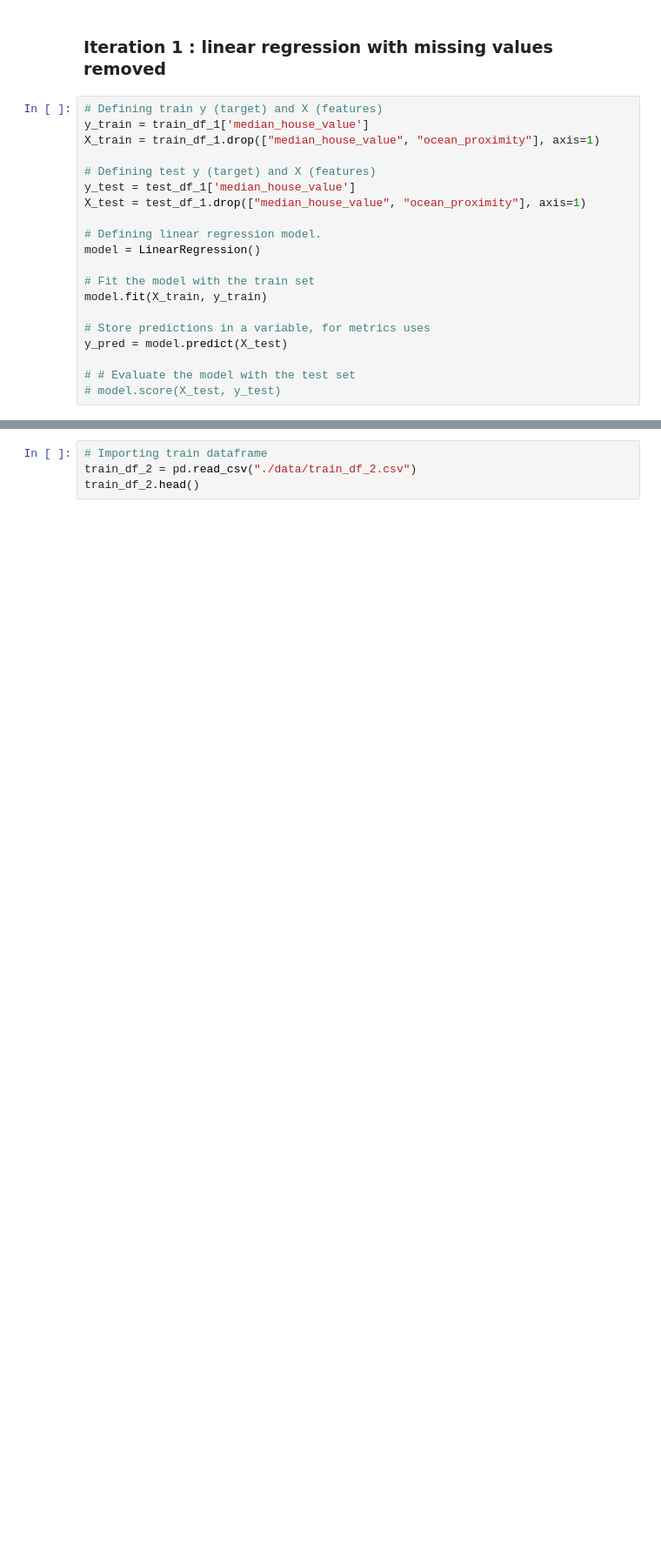
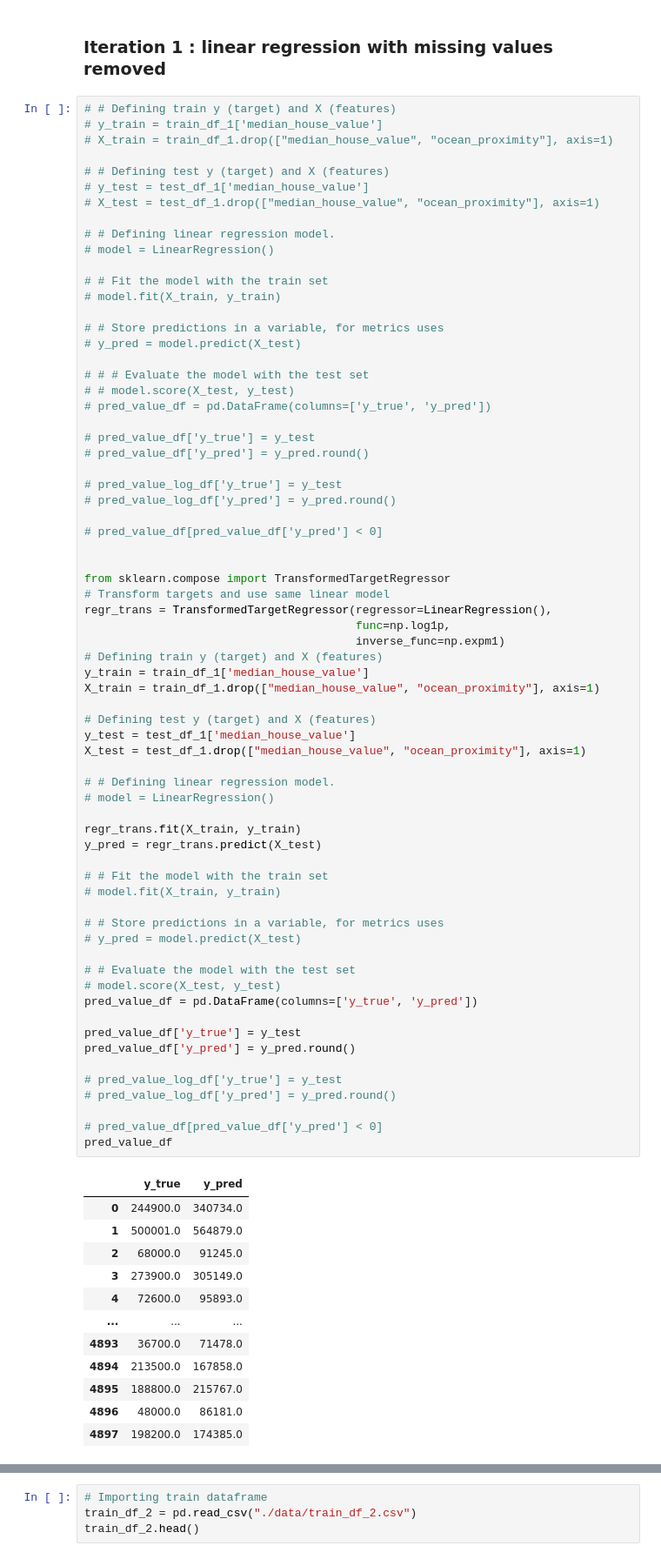
Before and after one commit to JonathanRaso/silicon_valley_immo_arturo, a Jupyter notebook: notebook_model.ipynb, the cells around one changed output, grey strips where cells are left out. Shown at 87% size. Cells and saved outputs as stored; diff of their text form; blank space fills up the shorter version.

```diff
--- a/notebook_model.ipynb
+++ b/notebook_model.ipynb
@@ -33,22 +33,83 @@ test_df_1.head()
 # %% [markdown]
 ### Iteration 1 : linear regression with missing values removed
 # %%
+# # Defining train y (target) and X (features)
+# y_train = train_df_1['median_house_value']
+# X_train = train_df_1.drop(["median_house_value", "ocean_proximity"], axis=1)
+
+# # Defining test y (target) and X (features)
+# y_test = test_df_1['median_house_value']
+# X_test = test_df_1.drop(["median_house_value", "ocean_proximity"], axis=1)
+
+# # Defining linear regression model.
+# model = LinearRegression()
+
+# # Fit the model with the train set
+# model.fit(X_train, y_train)
+
+# # Store predictions in a variable, for metrics uses
+# y_pred = model.predict(X_test)
+
+# # # Evaluate the model with the test set
+# # model.score(X_test, y_test)
+# pred_value_df = pd.DataFrame(columns=['y_true', 'y_pred'])
+
+# pred_value_df['y_true'] = y_test
+# pred_value_df['y_pred'] = y_pred.round()
+
+# pred_value_log_df['y_true'] = y_test
+# pred_value_log_df['y_pred'] = y_pred.round()
+
+# pred_value_df[pred_value_df['y_pred'] < 0]
+
+
+from sklearn.compose import TransformedTargetRegressor
+# Transform targets and use same linear model
+regr_trans = TransformedTargetRegressor(regressor=LinearRegression(),
+                                        func=np.log1p,
+                                        inverse_func=np.expm1)
 # Defining train y (target) and X (features)
 y_train = train_df_1['median_house_value']
 X_train = train_df_1.drop(["median_house_value", "ocean_proximity"], axis=1)
 
 # Defining test y (target) and X (features)
 y_test = test_df_1['median_house_value']
 X_test = test_df_1.drop(["median_house_value", "ocean_proximity"], axis=1)
 
-# Defining linear regression model.
-model = LinearRegression()
+# # Defining linear regression model.
+# model = LinearRegression()
 
-# Fit the model with the train set
-model.fit(X_train, y_train)
+regr_trans.fit(X_train, y_train)
+y_pred = regr_trans.predict(X_test)
 
-# Store predictions in a variable, for metrics uses
-y_pred = model.predict(X_test)
+# # Fit the model with the train set
+# model.fit(X_train, y_train)
+
+# # Store predictions in a variable, for metrics uses
+# y_pred = model.predict(X_test)
 
 # # Evaluate the model with the test set
 # model.score(X_test, y_test)
+pred_value_df = pd.DataFrame(columns=['y_true', 'y_pred'])
+
+pred_value_df['y_true'] = y_test
+pred_value_df['y_pred'] = y_pred.round()
+
+# pred_value_log_df['y_true'] = y_test
+# pred_value_log_df['y_pred'] = y_pred.round()
+
+# pred_value_df[pred_value_df['y_pred'] < 0]
+pred_value_df
+# %% [output]
+|  | y_true | y_pred |
+| 0 | 244900.0 | 340734.0 |
+| 1 | 500001.0 | 564879.0 |
+| 2 | 68000.0 | 91245.0 |
+| 3 | 273900.0 | 305149.0 |
+| 4 | 72600.0 | 95893.0 |
+| ... | ... | ... |
+| 4893 | 36700.0 | 71478.0 |
+| 4894 | 213500.0 | 167858.0 |
+| 4895 | 188800.0 | 215767.0 |
+| 4896 | 48000.0 | 86181.0 |
+| 4897 | 198200.0 | 174385.0 |
```
Also changed, not shown: parts of 15 cells of this notebook, 1 other file.
